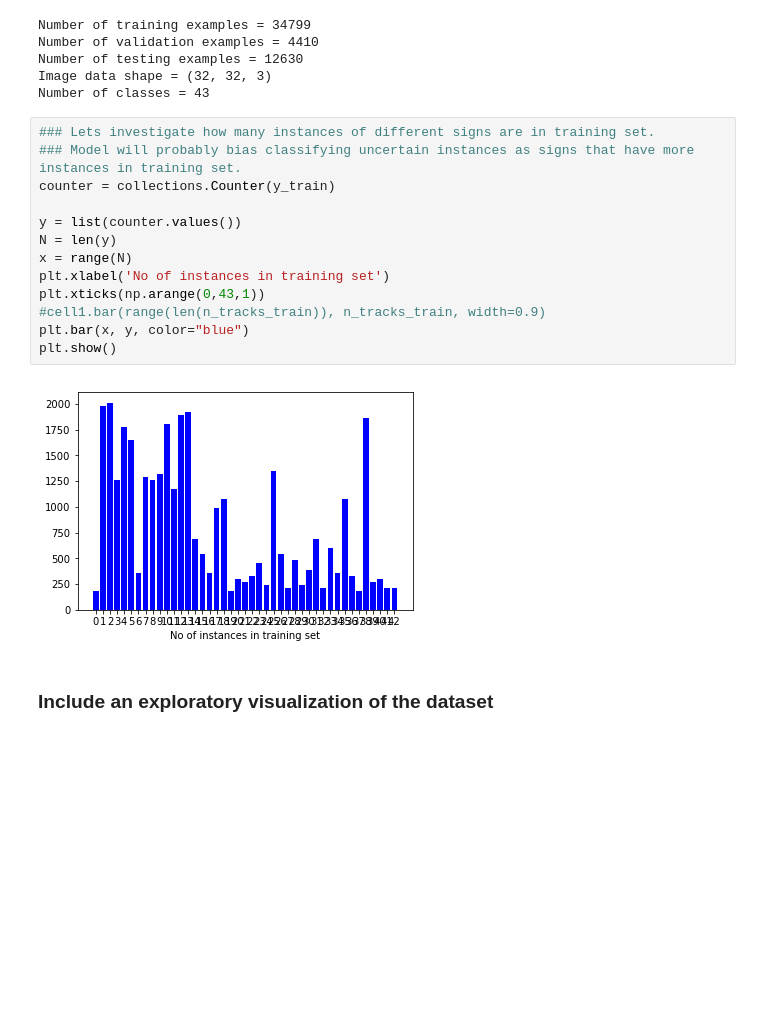
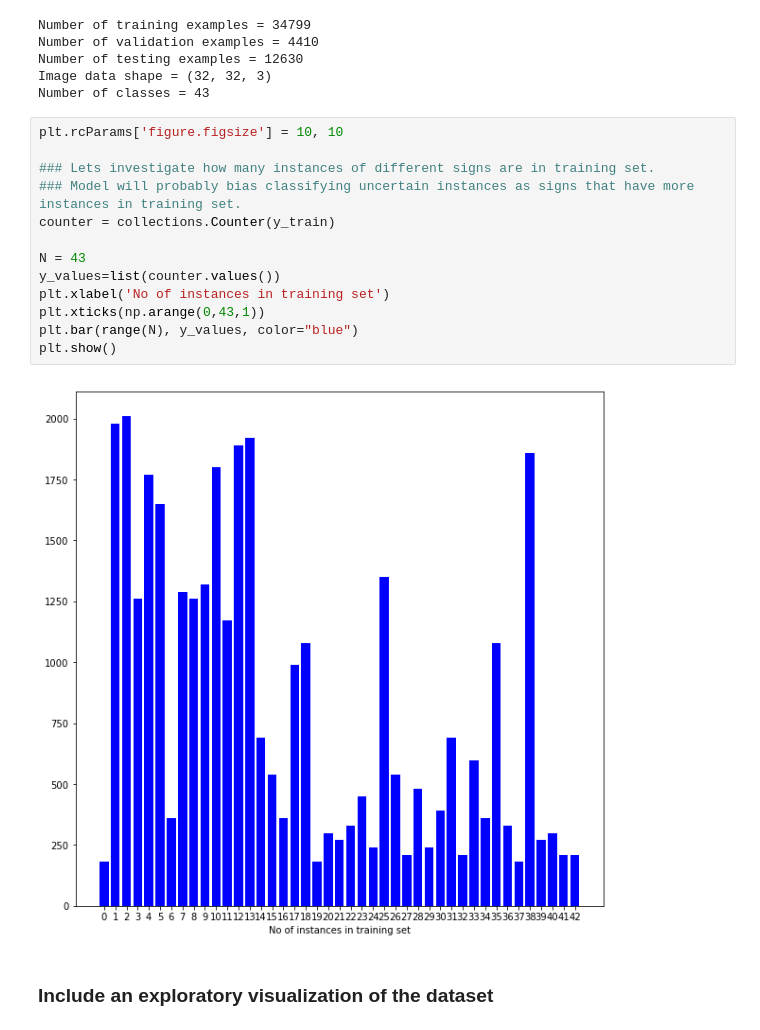
Before and after one commit to rometaidla/CarND-Traffic-Sign-Classifier-Project, a Jupyter notebook: Traffic_Sign_Classifier.ipynb, the cells around one changed output. Saved outputs shown, nothing was run; the diff lists cells and outputs as text; blank space fills up the shorter version.

```diff
--- a/Traffic_Sign_Classifier.ipynb
+++ b/Traffic_Sign_Classifier.ipynb
@@ -96,20 +96,20 @@ Number of testing examples = 12630
 Image data shape = (32, 32, 3)
 Number of classes = 43
 # %%
+plt.rcParams['figure.figsize'] = 10, 10
+
 ### Lets investigate how many instances of different signs are in training set.
 ### Model will probably bias classifying uncertain instances as signs that have more instances in training set.
 counter = collections.Counter(y_train)
 
-y = list(counter.values())
-N = len(y)
-x = range(N)
+N = 43
+y_values=list(counter.values())
 plt.xlabel('No of instances in training set')
 plt.xticks(np.arange(0,43,1))
-#cell1.bar(range(len(n_tracks_train)), n_tracks_train, width=0.9)
-plt.bar(x, y, color="blue")
+plt.bar(range(N), y_values, color="blue")
 plt.show()
 # %% [output]
-[figure, old version]
+[figure, new version]
 # %% [markdown]
 ### Include an exploratory visualization of the dataset
 # %% [markdown]
```
Also changed, not shown: parts of 22 cells of this notebook.
